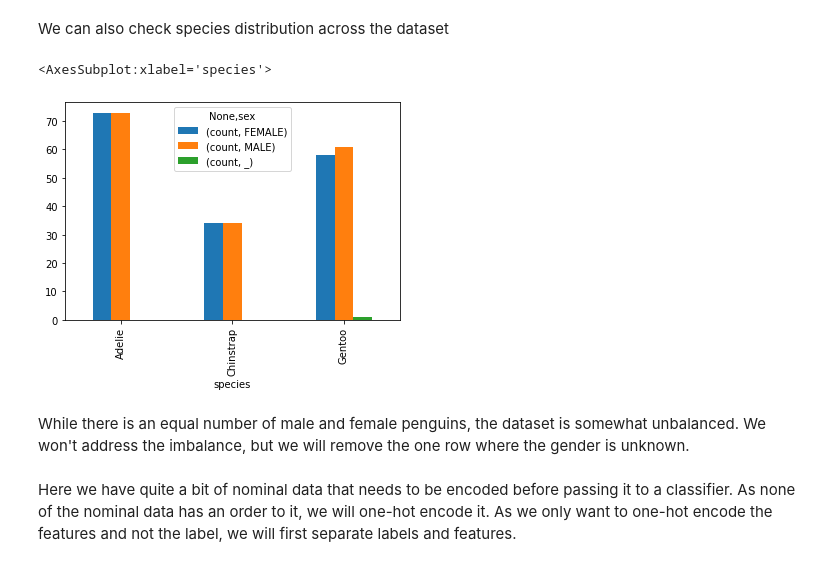
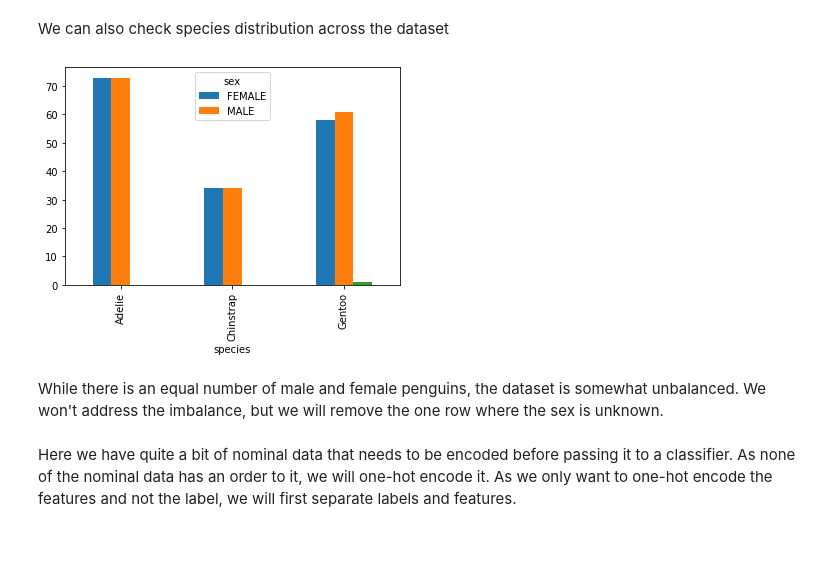
Before and after one commit to ValHayot/dask-tutorial, a Jupyter notebook: Dask-tutorial.ipynb, the cells around one changed output. Saved outputs shown, nothing was run; the diff lists cells and outputs as text; code cells hidden in the pictures.

```diff
--- a/Dask-tutorial.ipynb
+++ b/Dask-tutorial.ipynb
@@ -386,13 +385,13 @@ d_df = d_df.drop("island", axis=1)
 # %% [markdown]
 We can also check species distribution across the dataset
 # %%
-d_df[["species", "sex"]].groupby(["species", "sex"]).size().reset_index().rename(columns={0: "count"}).compute().pivot(index="species", columns="sex").plot.bar()
+_ = d_df[["species", "sex"]].groupby(["species", "sex"]).size().reset_index() \
+                            .rename(columns={0: "count"}).compute().pivot(index="species", columns="sex", values="count").plot.bar()
 # %% [output]
-<AxesSubplot:xlabel='species'>
-[figure, old version]
+[figure, new version]
 # %% [markdown]
 While there is an equal number of male and female penguins, the dataset is somewhat unbalanced.
-We won't address the imbalance, but we will remove the one row where the gender is unknown.
+We won't address the imbalance, but we will remove the one row where the sex is unknown.
 # %%
 d_df = d_df[d_df["sex"] != "_"]
 # %% [markdown]
```
Also changed, not shown: parts of 23 cells of this notebook.
